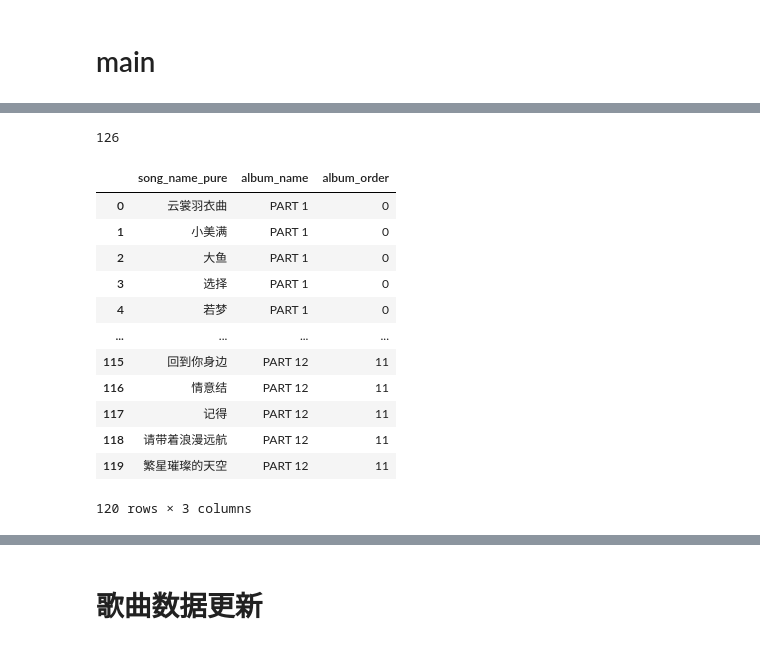
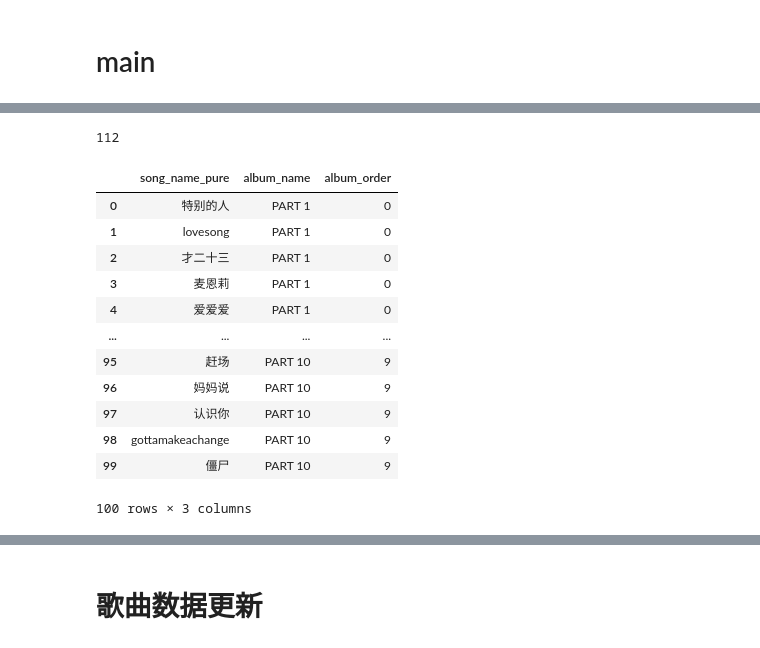
Before and after one commit to Kofi-W/net_charts, a Jupyter notebook: songs/word_pos_extra.ipynb, the cells around one changed output, grey strips where cells are left out. Cells and saved outputs as stored; diff of their text form; code cells hidden in the pictures.

```diff
--- a/songs/word_pos_extra.ipynb
+++ b/songs/word_pos_extra.ipynb
@@ -191,6 +191,7 @@ def words_data_merge(df_word, df_songs):
     df_word = df_word.copy()
     df_songs = df_songs.copy()
     df_word['song_id'] = df_word['song_id'].astype(str)
+    df_word['word'] = df_word['word'].astype(str)
     df_word['is_chinese'] = df_word['word'].apply(is_chinese_word)
 
     # 2. 确保 df_unique 的 song_id 是字符串（并去掉可能存在的空格）
@@ -316,32 +387,32 @@ df_merged_chn
 # 查看歌曲数
 df_merged_chn['song_name_pure'].nunique()
 # %% [output]
-126
+112
 # %%
 # 虚拟专辑数据
 df_songs_part = df_merged_chn[[
     'song_name_pure'
 ]].drop_duplicates(keep='first').reset_index(drop=True)
 # 只保留120个
-df_songs_part = df_songs_part.head(120)
+df_songs_part = df_songs_part.head(100)
 df_songs_part['album_name'] = "PART " + (df_songs_part.index // 10 +
                                          1).astype(str)
 df_songs_part['album_order'] = df_songs_part.index // 10
 df_songs_part
 # %% [output]
 |  | song_name_pure | album_name | album_order |
-| 0 | 云裳羽衣曲 | PART 1 | 0 |
-| 1 | 小美满 | PART 1 | 0 |
-| 2 | 大鱼 | PART 1 | 0 |
-| 3 | 选择 | PART 1 | 0 |
-| 4 | 若梦 | PART 1 | 0 |
+| 0 | 特别的人 | PART 1 | 0 |
+| 1 | lovesong | PART 1 | 0 |
+| 2 | 才二十三 | PART 1 | 0 |
+| 3 | 麦恩莉 | PART 1 | 0 |
+| 4 | 爱爱爱 | PART 1 | 0 |
 | ... | ... | ... | ... |
-| 115 | 回到你身边 | PART 12 | 11 |
-| 116 | 情意结 | PART 12 | 11 |
-| 117 | 记得 | PART 12 | 11 |
-| 118 | 请带着浪漫远航 | PART 12 | 11 |
-| 119 | 繁星璀璨的天空 | PART 12 | 11 |
+| 95 | 赶场 | PART 10 | 9 |
+| 96 | 妈妈说 | PART 10 | 9 |
+| 97 | 认识你 | PART 10 | 9 |
+| 98 | gottamakeachange | PART 10 | 9 |
+| 99 | 僵尸 | PART 10 | 9 |
-120 rows × 3 columns
+100 rows × 3 columns
 # %%
 # 虚拟专辑数据，index//12+1作为虚拟专辑
 df_merged_chn = df_merged_chn.copy()
```
Also changed, not shown: parts of 13 cells of this notebook, 7 other files.
